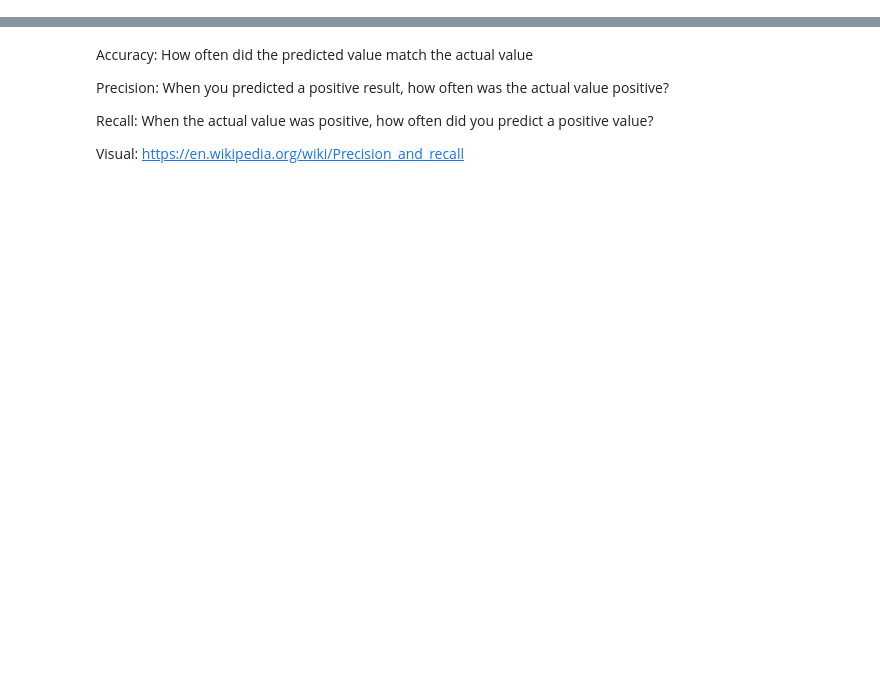
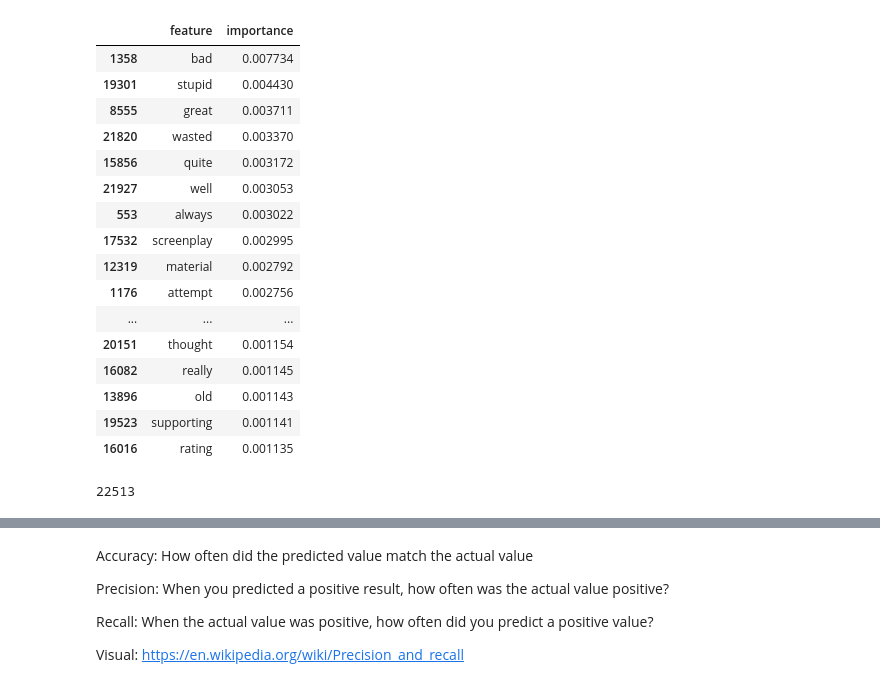
Before and after one commit to geoffswc/Document-Classification, a Jupyter notebook: Movie-Reviews-Pipeline.ipynb, the cells around one changed output, grey strips where cells are left out. Saved outputs shown, nothing was run; the diff lists cells and outputs as text; code cells hidden in the pictures; blank space fills up the shorter version.

```diff
--- a/Movie-Reviews-Pipeline.ipynb
+++ b/Movie-Reviews-Pipeline.ipynb
@@ -36,5 +66,5 @@ text_clf['clf'].feature_importances_
 # %%
-feature_df = pd.DataFrame({"feature": text_clf['vect'].get_feature_names(),
+feature_df = pd.DataFrame({"feature": text_clf['vect'].get_feature_names_out(),
                            'importance': text_clf['clf'].feature_importances_})
 # %%
 features_sorted = feature_df.sort_values(by=['importance'], ascending=False)
@@ -41,12 +87,32 @@ features_sorted = feature_df.sort_values(by=['importance'], ascending=False)
 # %%
-pd.set_option("max_rows", None)
+pd.set_option("display.max_rows", None)
 features_sorted.head(100)
+# %% [output]
+|  | feature | importance |
+| 1358 | bad | 0.007734 |
+| 19301 | stupid | 0.004430 |
+| 8555 | great | 0.003711 |
+| 21820 | wasted | 0.003370 |
+| 15856 | quite | 0.003172 |
+| 21927 | well | 0.003053 |
+| 553 | always | 0.003022 |
+| 17532 | screenplay | 0.002995 |
+| 12319 | material | 0.002792 |
+| 1176 | attempt | 0.002756 |
+| ... | ... | ... |
+| 20151 | thought | 0.001154 |
+| 16082 | really | 0.001145 |
+| 13896 | old | 0.001143 |
+| 19523 | supporting | 0.001141 |
+| 16016 | rating | 0.001135 |
 # %%
 # you can do this to see the word distribution vector, but with this much data, you might not want to...
 #X_train = text_clf['vect'].fit_transform(df['alpha_text'])
 #print(X_train[:100])
 # %%
 len(features_sorted)
+# %% [output]
+22513
 # %%
 y_pred = text_clf.predict(df_test[text_type])
 # %%
```
Also changed, not shown: parts of 13 cells of this notebook.
